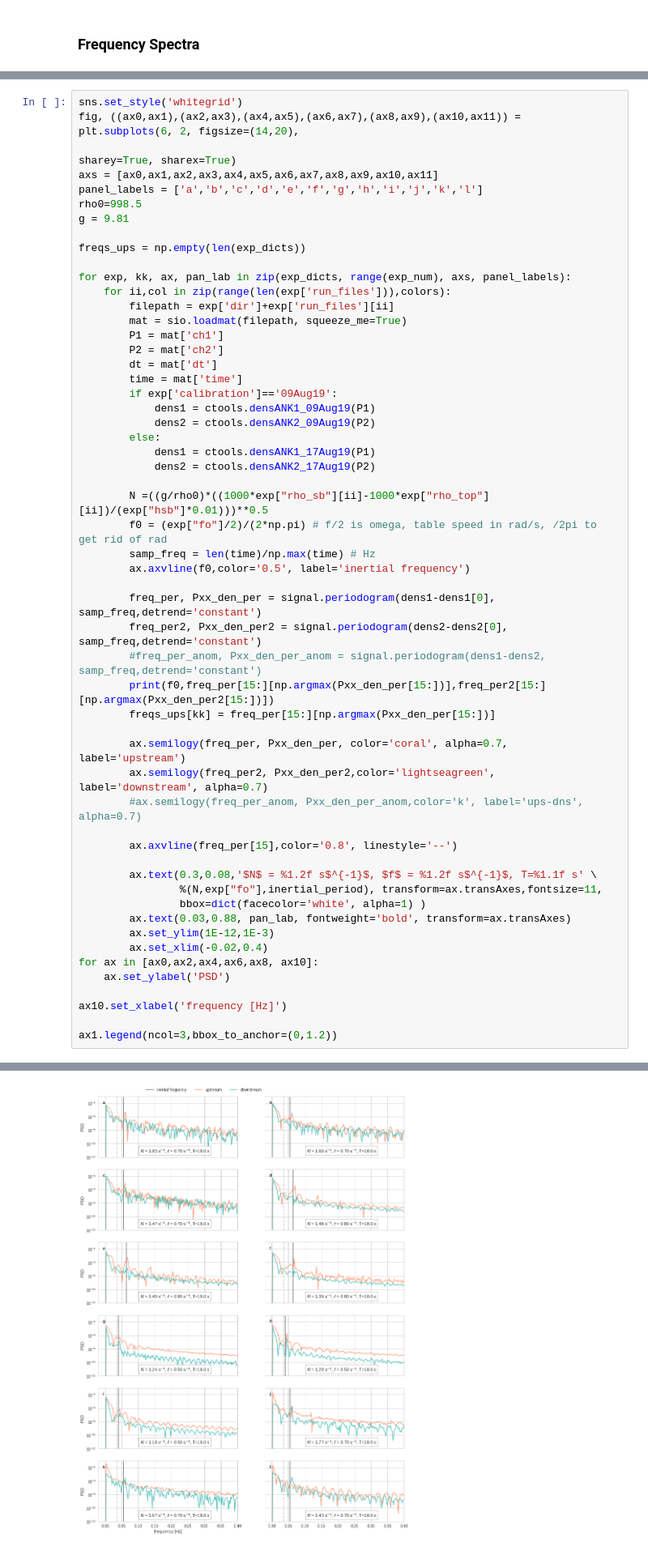
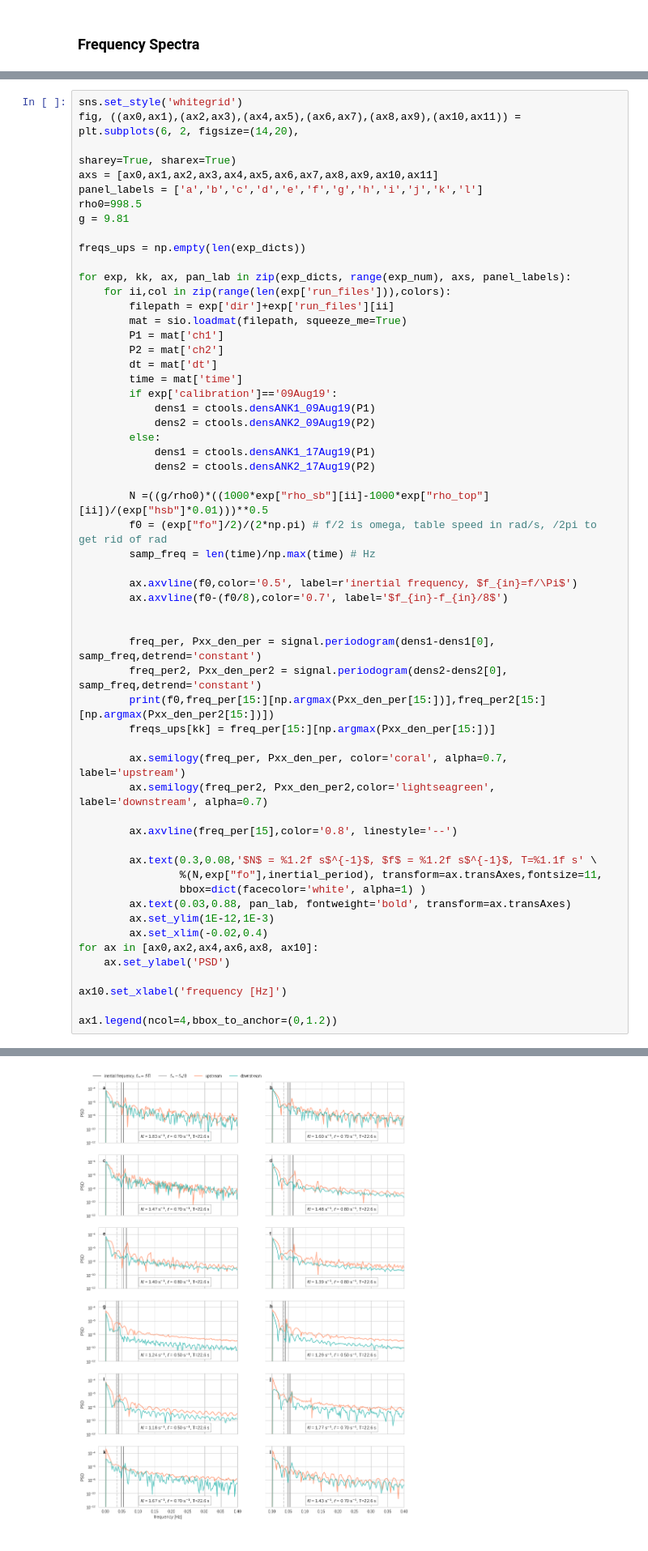
Before and after one commit to UBC-MOAD/MultipleCanyons, a Jupyter notebook: lab/Conduino/notebooks/Oscillations_II.ipynb, the cells around one changed output, grey strips where cells are left out. Shown at 81% size. Saved outputs shown, nothing was run; the diff lists cells and outputs as text.

```diff
--- a/lab/Conduino/notebooks/Oscillations_II.ipynb
+++ b/lab/Conduino/notebooks/Oscillations_II.ipynb
@@ -341,47 +341,48 @@ for exp, kk, ax, pan_lab in zip(exp_dicts, range(exp_num), axs, panel_labels):
         N =((g/rho0)*((1000*exp["rho_sb"][ii]-1000*exp["rho_top"][ii])/(exp["hsb"]*0.01)))**0.5
         f0 = (exp["fo"]/2)/(2*np.pi) # f/2 is omega, table speed in rad/s, /2pi to get rid of rad
         samp_freq = len(time)/np.max(time) # Hz
-        ax.axvline(f0,color='0.5', label='inertial frequency')
+
+        ax.axvline(f0,color='0.5', label=r'inertial frequency, $f_{in}=f/\Pi$')
+        ax.axvline(f0-(f0/8),color='0.7', label='$f_{in}-f_{in}/8$')
+
 
         freq_per, Pxx_den_per = signal.periodogram(dens1-dens1[0], samp_freq,detrend='constant')
         freq_per2, Pxx_den_per2 = signal.periodogram(dens2-dens2[0], samp_freq,detrend='constant')
-        #freq_per_anom, Pxx_den_per_anom = signal.periodogram(dens1-dens2, samp_freq,detrend='constant')
         print(f0,freq_per[15:][np.argmax(Pxx_den_per[15:])],freq_per2[15:][np.argmax(Pxx_den_per2[15:])])
         freqs_ups[kk] = freq_per[15:][np.argmax(Pxx_den_per[15:])]
 
         ax.semilogy(freq_per, Pxx_den_per, color='coral', alpha=0.7, label='upstream')
         ax.semilogy(freq_per2, Pxx_den_per2,color='lightseagreen', label='downstream', alpha=0.7)
-        #ax.semilogy(freq_per_anom, Pxx_den_per_anom,color='k', label='ups-dns', alpha=0.7)
 
         ax.axvline(freq_per[15],color='0.8', linestyle='--')
 
         ax.text(0.3,0.08,'$N$ = %1.2f s$^{-1}$, $f$ = %1.2f s$^{-1}$, T=%1.1f s' \
                 %(N,exp["fo"],inertial_period), transform=ax.transAxes,fontsize=11,
                 bbox=dict(facecolor='white', alpha=1) )
         ax.text(0.03,0.88, pan_lab, fontweight='bold', transform=ax.transAxes)
         ax.set_ylim(1E-12,1E-3)
         ax.set_xlim(-0.02,0.4)
 for ax in [ax0,ax2,ax4,ax6,ax8, ax10]:
     ax.set_ylabel('PSD')
 
 ax10.set_xlabel('frequency [Hz]')
 
-ax1.legend(ncol=3,bbox_to_anchor=(0,1.2))
+ax1.legend(ncol=4,bbox_to_anchor=(0,1.2))
 # %% [output]
 0.05570423008216337 0.06062240593285857 0.06062240593285857
 0.05570423008216337 0.06062806842530999 0.034977731783832684
 0.05570423008216337 0.06064105636179077 0.06064105636179077
 0.06366197723675814 0.06995471845065633 0.034977359225328165
 0.06366197723675814 0.06762648302848487 0.03497921535956114
 0.06366197723675814 0.06763554240654064 0.0349839012447624
 0.039788735772973836 0.03498450010440109 0.044313700132241375
 0.039788735772973836 0.044317674519168765 0.044317674519168765
 0.039788735772973836 0.044312145656659106 0.044312145656659106
 0.05570423008216337 0.06062414779935929 0.06062414779935929
 0.05570423008216337 0.03497558617811655 0.060624349375402016
 0.05570423008216337 0.04430610450433625 0.06062940616382856
 <matplotlib.legend.Legend at 0x...>
-[figure, old version]
+[figure, new version]
 # %%
 1/(0.09107933583662647)
 # %% [output]
```
Also changed, not shown: parts of 5 cells of this notebook, 1 other file.
